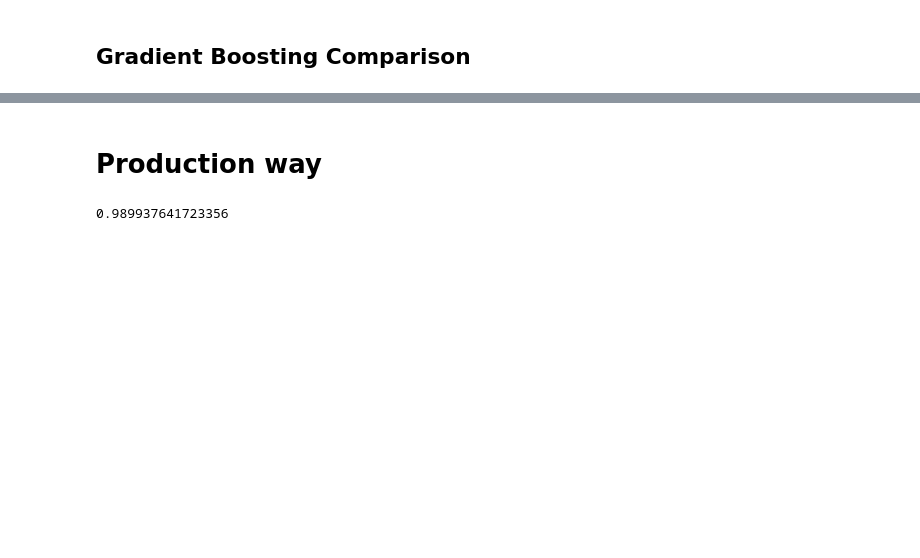
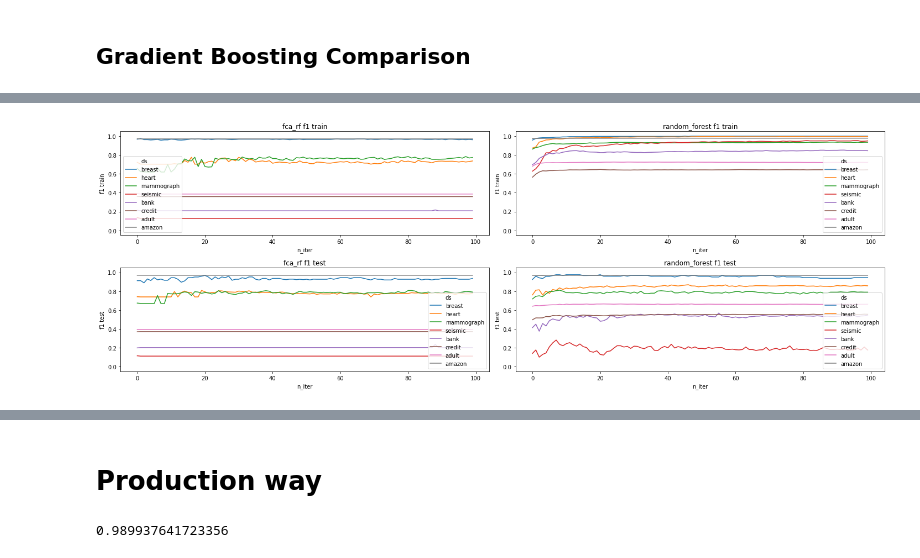
Before and after one commit to EgorDudyrev/FCA_BB_interpret, a Jupyter notebook: notebooks/2020.08.09-TreeEnsembling_with_RF.ipynb, the cells around one changed output, grey strips where cells are left out. Saved outputs shown, nothing was run; the diff lists cells and outputs as text; code cells hidden in the pictures; blank space fills up the shorter version.

```diff
--- a/notebooks/2020.08.09-TreeEnsembling_with_RF.ipynb
+++ b/notebooks/2020.08.09-TreeEnsembling_with_RF.ipynb
@@ -509,0 +518,5 @@ stats_gb_ds.head()
+# %%
+stats_ds = pd.concat([stats_rf_ds, stats_gb_ds])
+# %%
+for f in ['accuracy test','accuracy train','concepts num','f1 test','f1 train','n_iter','new concepts num','roc_auc test','roc_auc train']:
+    stats_ds[f] = stats_ds[f].astype(float)
@@ -509,0 +525,16 @@ stats_gb_ds.head()
+# %%
+plt.figure(figsize=(20,7))
+#for idx, tpl in enumerate([('fca_rf','accuracy train'),('random_forest','accuracy train'),('fca_rf','accuracy test'),('random_forest','accuracy test')]):
+for idx, tpl in enumerate([('fca_rf','f1 train'),('random_forest','f1 train'),('fca_rf','f1 test'),('random_forest','f1 test')]):
+#for idx, tpl in enumerate([('fca_rf','roc_auc train'),('random_forest','roc_auc train'),('fca_rf','roc_auc test'),('random_forest','roc_auc test')]):
+    model, metric = tpl
+    plt.subplot(2,2,idx+1)
+    cds = stats_ds[(stats_ds['model_name']==model)]
+    sns.lineplot(x='n_iter', y=metric, hue='ds', data=cds)
+    plt.title(f"{model} {metric}")
+    plt.ylim(-0.05,1+0.05)
+
+plt.tight_layout()
+plt.show()
+# %% [output]
+[figure, added]
```
Also changed, not shown: parts of 29 cells of this notebook, 1 other file.
